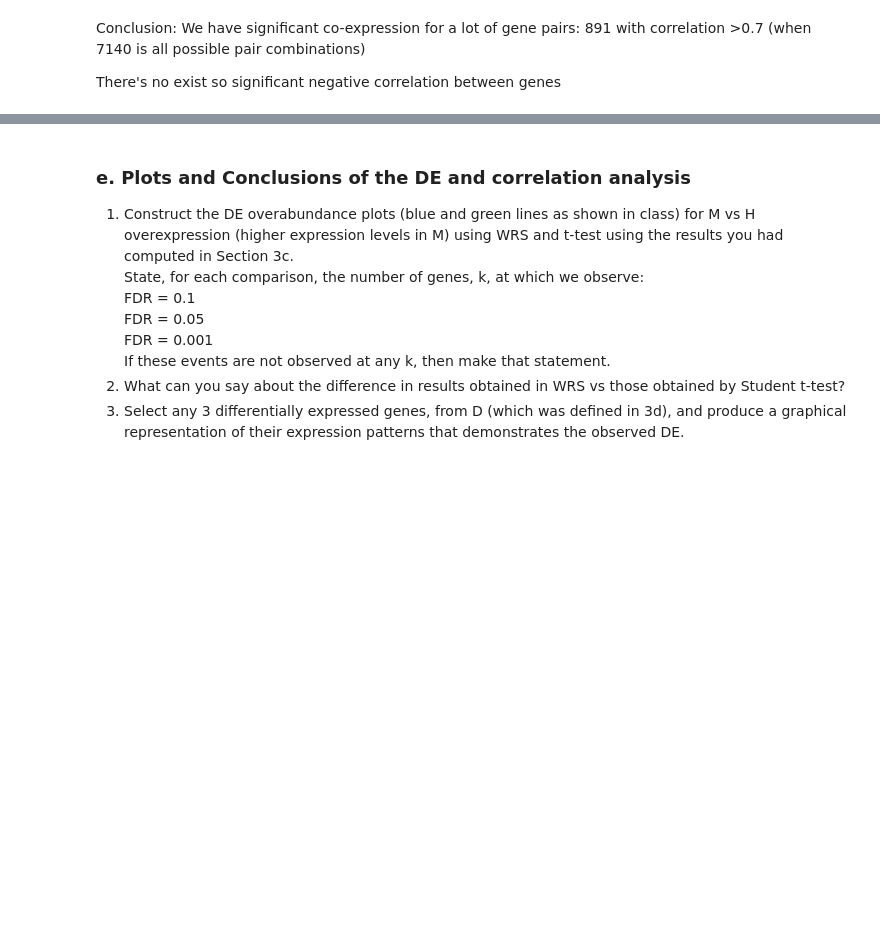
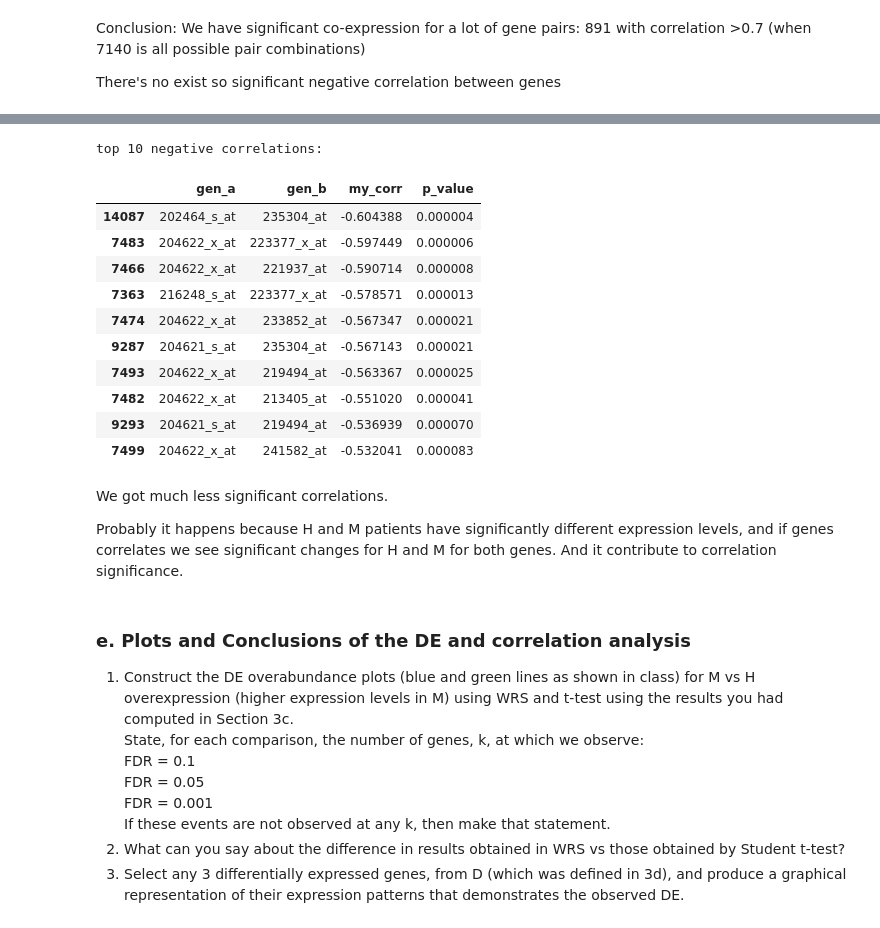
Before and after one commit to ihadanny/stat3620, a Jupyter notebook: HW4_034537969_322156159.ipynb, the cells around one changed output, grey strips where cells are left out. Saved outputs shown, nothing was run; the diff lists cells and outputs as text; code cells hidden in the pictures; blank space fills up the shorter version.

```diff
--- a/HW4_034537969_322156159.ipynb
+++ b/HW4_034537969_322156159.ipynb
@@ -256,3 +316,23 @@ There's no exist so significant negative correlation between genes
+# %%
+print('top 10 negative correlations:')
+sigcorr.nsmallest(10,'my_corr')
+# %% [output]
+top 10 negative correlations:
+|  | gen_a | gen_b | my_corr | p_value |
+| 14087 | 202464_s_at | 235304_at | -0.604388 | 0.000004 |
+| 7483 | 204622_x_at | 223377_x_at | -0.597449 | 0.000006 |
+| 7466 | 204622_x_at | 221937_at | -0.590714 | 0.000008 |
+| 7363 | 216248_s_at | 223377_x_at | -0.578571 | 0.000013 |
+| 7474 | 204622_x_at | 233852_at | -0.567347 | 0.000021 |
+| 9287 | 204621_s_at | 235304_at | -0.567143 | 0.000021 |
+| 7493 | 204622_x_at | 219494_at | -0.563367 | 0.000025 |
+| 7482 | 204622_x_at | 213405_at | -0.551020 | 0.000041 |
+| 9293 | 204621_s_at | 219494_at | -0.536939 | 0.000070 |
+| 7499 | 204622_x_at | 241582_at | -0.532041 | 0.000083 |
+# %% [markdown]
+We got much less significant correlations.
+
+Probably it happens because H and M patients have significantly different expression levels, and if genes correlates we see significant changes for H and M for both genes. And it contribute to correlation significance.
 # %% [markdown]
 ### e. Plots and Conclusions of the DE and correlation analysis
 1. Construct the DE overabundance plots (blue and green lines as shown in class) for M vs H overexpression (higher expression levels in M) using WRS and t-test using the results you had computed in Section 3c.
```
Also changed, not shown: parts of 6 cells of this notebook.
